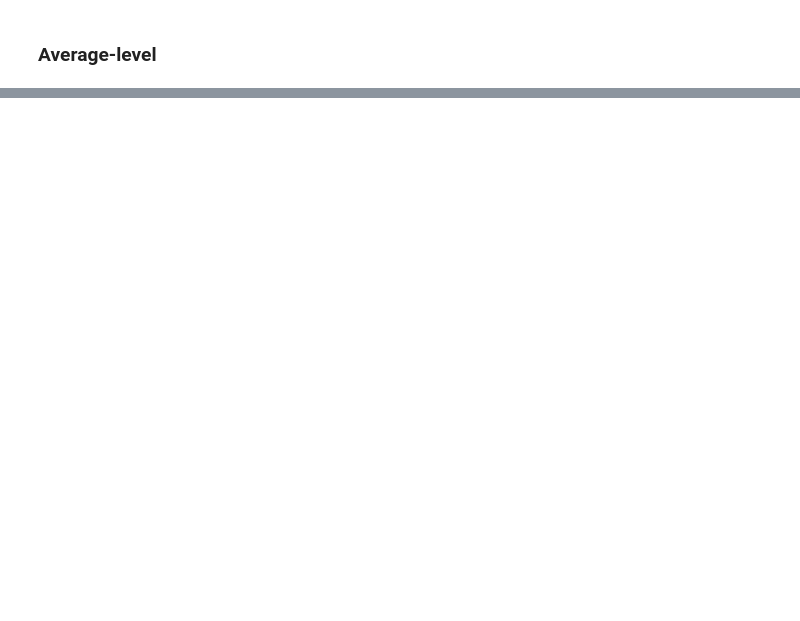
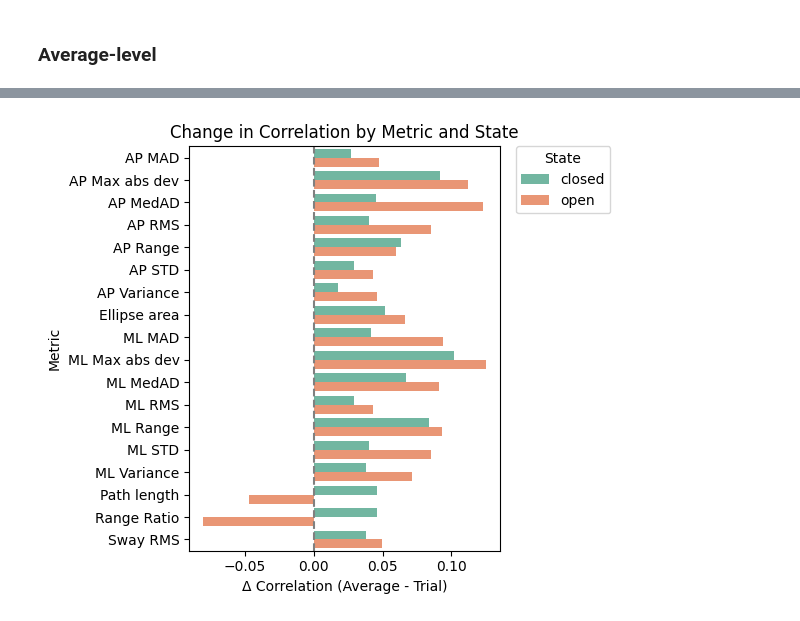
Before and after one commit to shahafgev/fall_risk_analysis, a Jupyter notebook: notebooks/device_comparision/pearson_correlation.ipynb, the cells around one changed output, grey strips where cells are left out. Saved outputs shown, nothing was run; the diff lists cells and outputs as text; code cells hidden in the pictures; blank space fills up the shorter version.

```diff
--- a/notebooks/device_comparision/pearson_correlation.ipynb
+++ b/notebooks/device_comparision/pearson_correlation.ipynb
@@ -44,0 +52,4 @@ plot_corrleations_heatmap(students_average_level)
+# %%
+plot_correlation_change_bars(students_trial_level, students_average_level)
+# %% [output]
+[figure, added]
```
Also changed, not shown: parts of 6 cells of this notebook, 23 other files.
